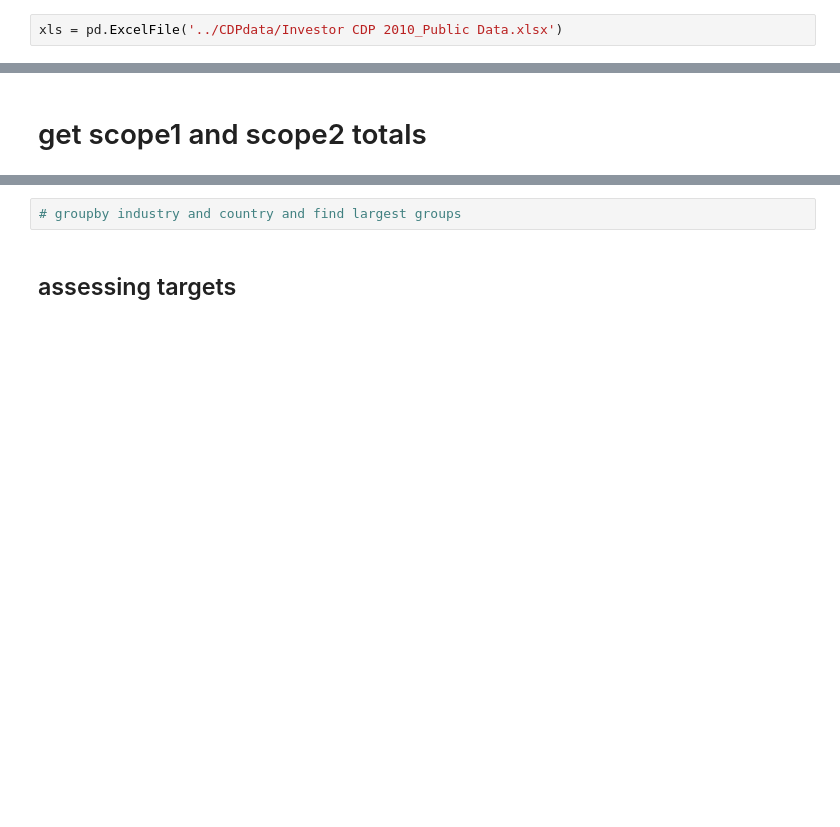
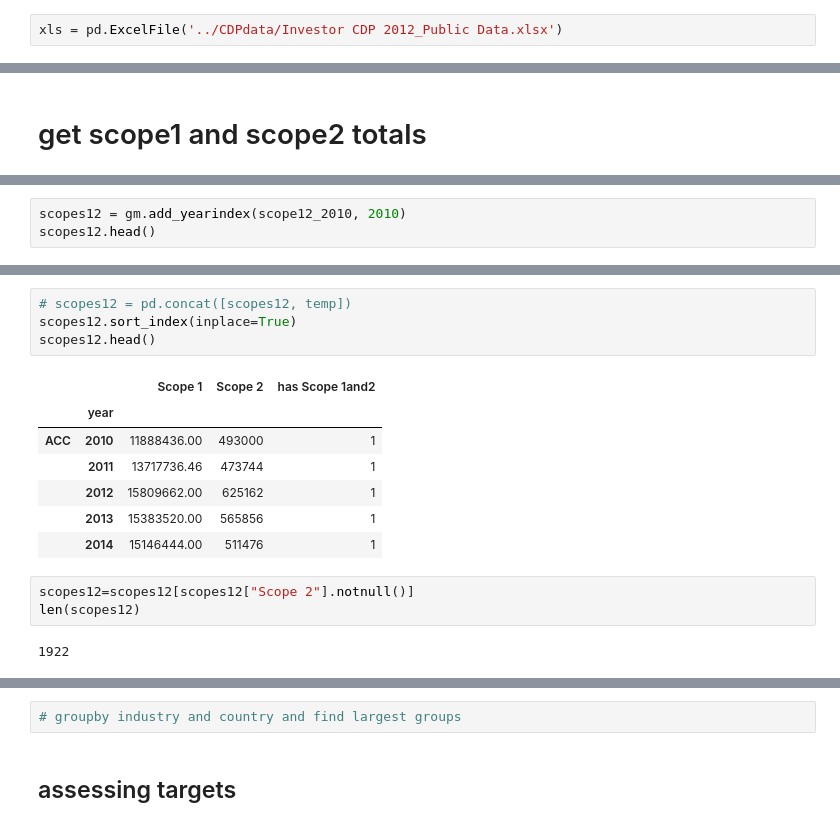
Before and after one commit to mirthbottle/ghg, a Jupyter notebook: CDP data.ipynb, the cells around one changed output, grey strips where cells are left out. Cells and saved outputs as stored; diff of their text form; blank space fills up the shorter version.

```diff
--- a/CDP data.ipynb
+++ b/CDP data.ipynb
@@ -3,6 +3,6 @@ import pandas as pd
 import numpy as np
 import json
 # %%
-xls = pd.ExcelFile('../CDPdata/Investor CDP 2010_Public Data.xlsx')
+xls = pd.ExcelFile('../CDPdata/Investor CDP 2012_Public Data.xlsx')
 # %%
 sheet_names = pd.Series(xls.sheet_names)
@@ -165,0 +161,3 @@ scope12_2014.head()
+# %%
+scopes12 = gm.add_yearindex(scope12_2010, 2010)
+scopes12.head()
@@ -165,0 +184,17 @@ scope12_2014.head()
+# %%
+# scopes12 = pd.concat([scopes12, temp])
+scopes12.sort_index(inplace=True)
+scopes12.head()
+# %% [output]
+|  |  | Scope 1 | Scope 2 | has Scope 1and2 |
+|  | year |  |  |  |
+| ACC | 2010 | 11888436.00 | 493000 | 1 |
+|  | 2011 | 13717736.46 | 473744 | 1 |
+|  | 2012 | 15809662.00 | 625162 | 1 |
+|  | 2013 | 15383520.00 | 565856 | 1 |
+|  | 2014 | 15146444.00 | 511476 | 1 |
+# %%
+scopes12=scopes12[scopes12["Scope 2"].notnull()]
+len(scopes12)
+# %% [output]
+1922
```
Also changed, not shown: parts of 17 cells of this notebook, 3 other files.
